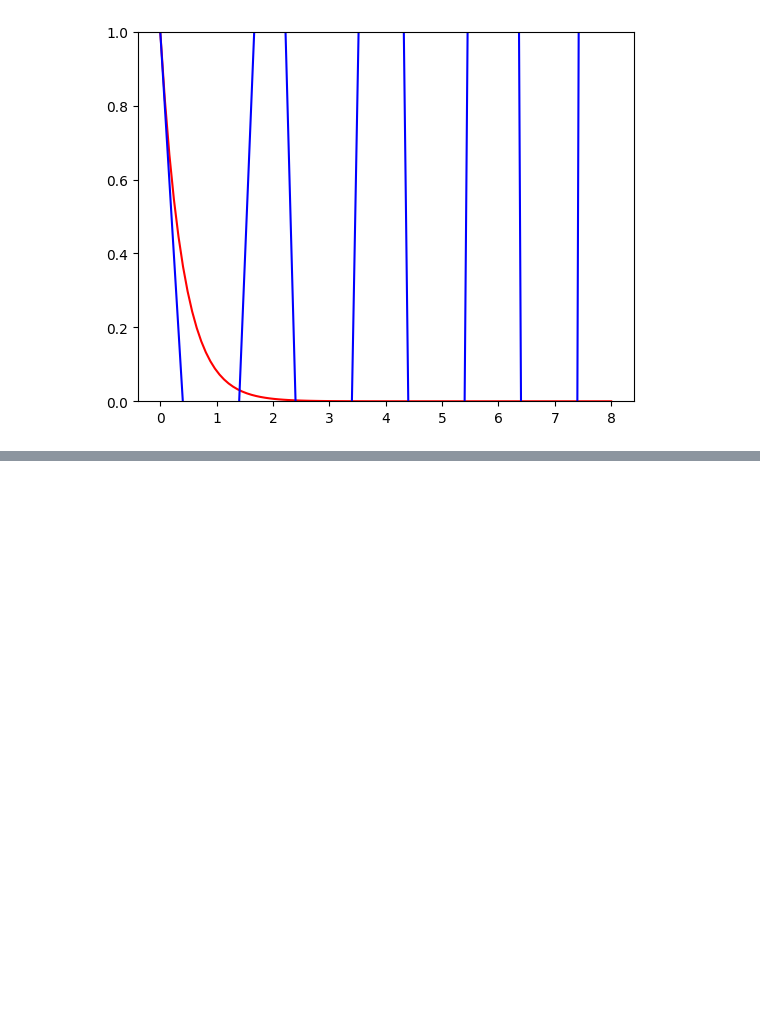
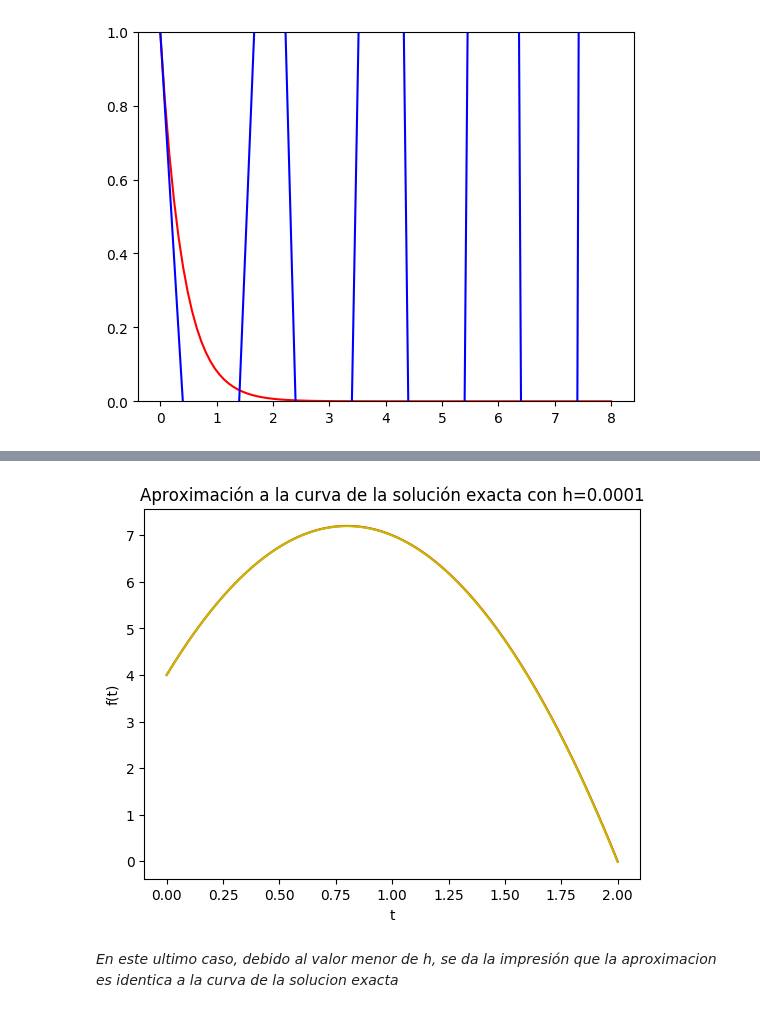
Before and after one commit to EstebanAB/Fisica_Computacional_Arzaga_Barajas, a Jupyter notebook: Tarea_11.ipynb, the cells around one changed output, grey strips where cells are left out. Saved outputs shown, nothing was run; the diff lists cells and outputs as text; code cells hidden in the pictures; blank space fills up the shorter version.

```diff
--- a/Tarea_11.ipynb
+++ b/Tarea_11.ipynb
@@ -75,0 +237,10 @@ plot(metodo_euler(f,1,0,8,1)[2],metodo_euler(f,1,0,8,1)[1],color="b");
+# %%
+xlabel("t")
+ylabel("f(t)")
+title("Aproximación a la curva de la solución exacta con h=0.0001")
+plot(t,valores_solucion_exacta(q,t),color="r");
+plot(metodo_euler(f,4,0,2,0.0001)[2],metodo_euler(f,4,0,2,0.0001)[1],color="y");
+# %% [output]
+[figure, added]
+# %% [markdown]
+_En este ultimo caso, debido al valor menor de h, se da la impresión que la aproximacion es identica a la curva de la solucion exacta_
```
Also changed, not shown: parts of 22 cells of this notebook.
